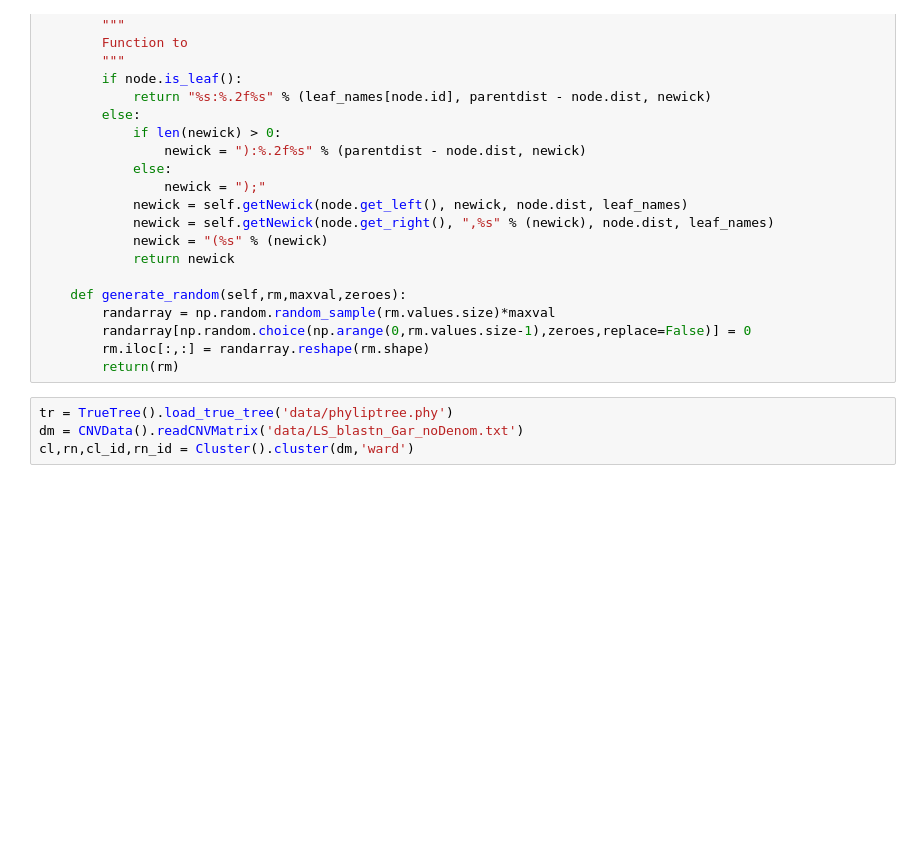
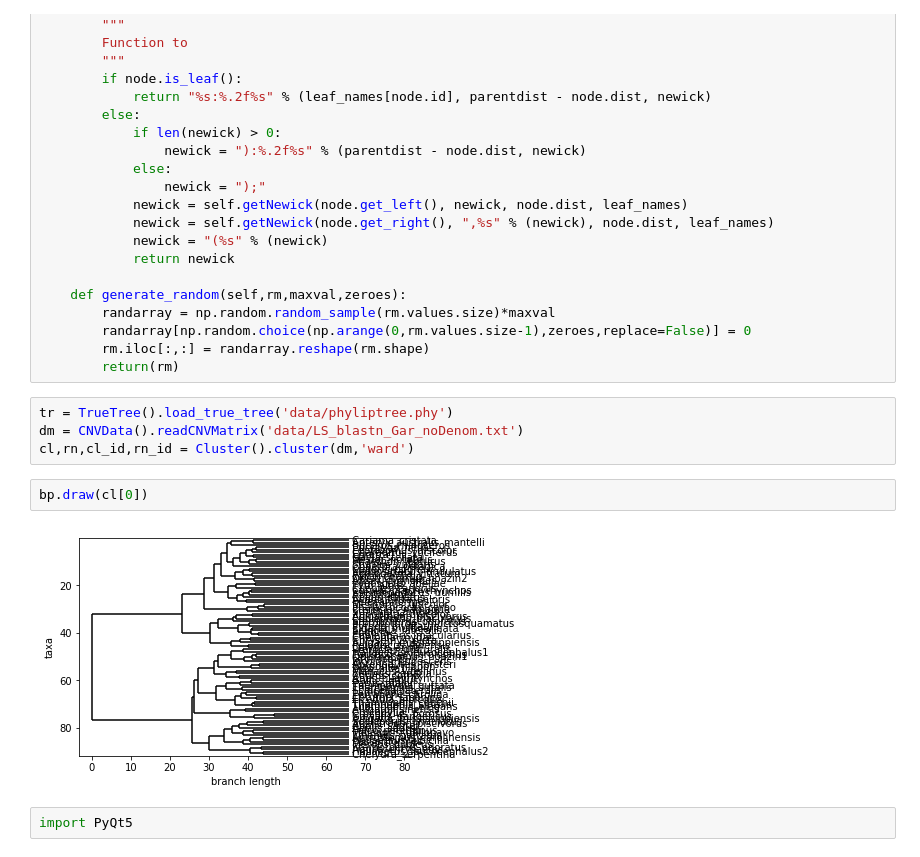
Before and after one commit to egilbertson-ucsf/FundamentalsProgramming, a Jupyter notebook: project_scratch.ipynb, the cells around one changed output. Drawn from its saved outputs; the diff is of its cells as text; blank space fills up the shorter version.

```diff
--- a/project_scratch.ipynb
+++ b/project_scratch.ipynb
@@ -213,3 +213,9 @@ class Cluster:
 tr = TrueTree().load_true_tree('data/phyliptree.phy')
 dm = CNVData().readCNVMatrix('data/LS_blastn_Gar_noDenom.txt')
 cl,rn,cl_id,rn_id = Cluster().cluster(dm,'ward')
+# %%
+bp.draw(cl[0])
+# %% [output]
+[figure, added]
+# %%
+import PyQt5
```
Also changed, not shown: parts of 2 cells of this notebook, 3 other files.
